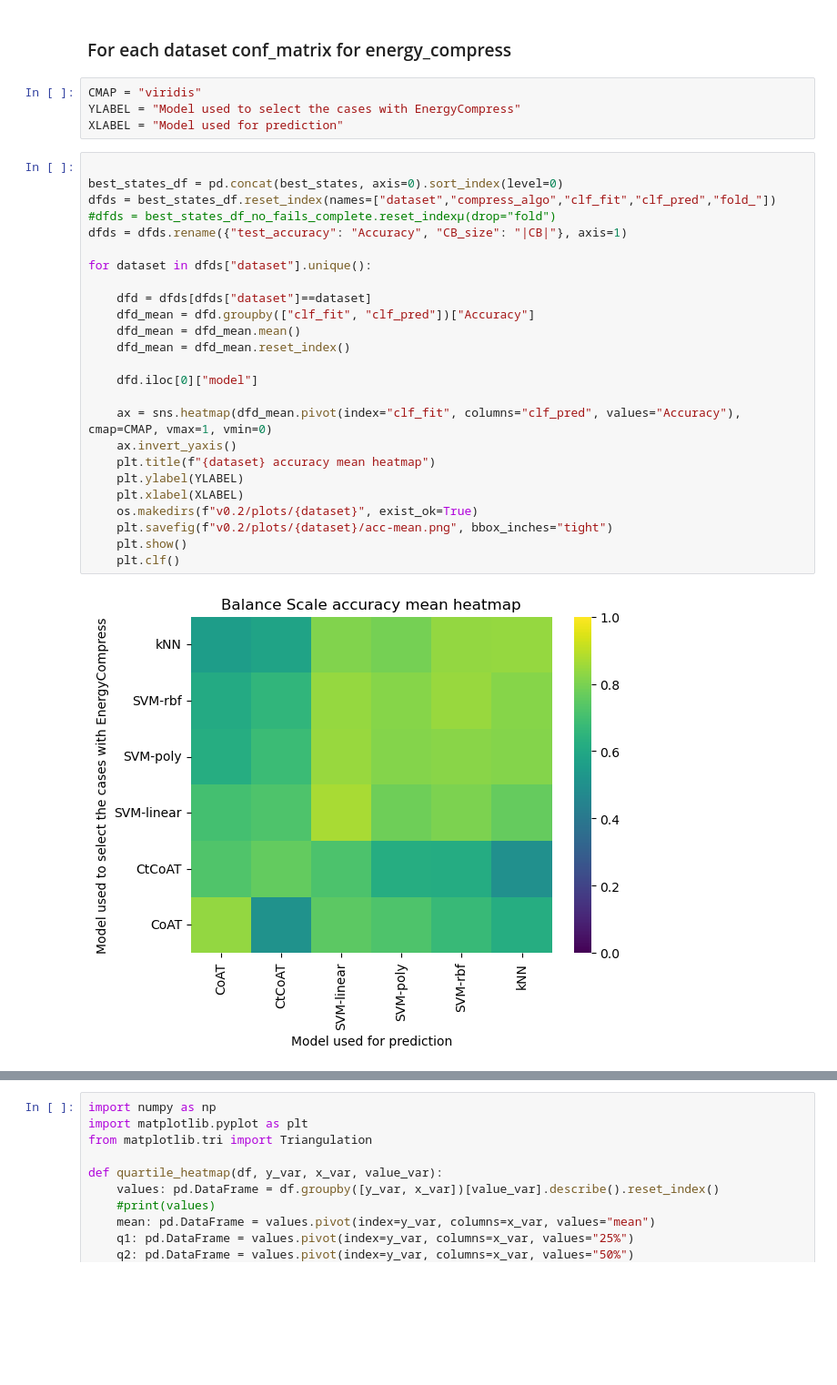
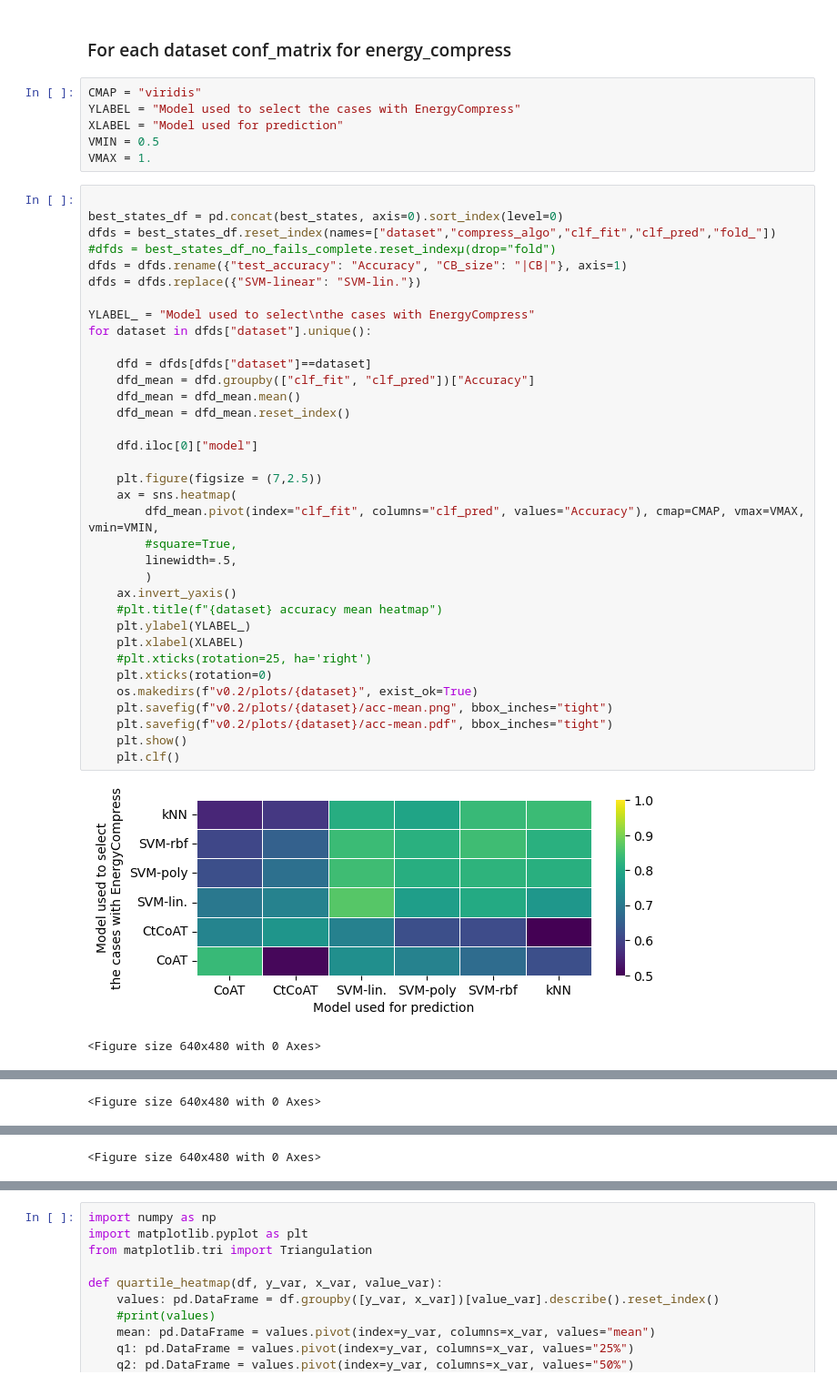
Before and after one commit to EMarquer/MeATCube, a Jupyter notebook: examples/expe_analysis_ijcai/conf_matrix.ipynb, the cells around one changed output, grey strips where cells are left out. Shown at 91% size. Drawn from its saved outputs; the diff is of its cells as text; blank space fills up the shorter version.

Commit message:
feat: update heatmap for a more compact look

```diff
--- a/examples/expe_analysis_ijcai/conf_matrix.ipynb
+++ b/examples/expe_analysis_ijcai/conf_matrix.ipynb
@@ -211,30 +215,43 @@ best_states_df_no_fails_complete
 CMAP = "viridis"
 YLABEL = "Model used to select the cases with EnergyCompress"
 XLABEL = "Model used for prediction"
+VMIN = 0.5
+VMAX = 1.
 # %%
 
 best_states_df = pd.concat(best_states, axis=0).sort_index(level=0)
 dfds = best_states_df.reset_index(names=["dataset","compress_algo","clf_fit","clf_pred","fold_"])
 #dfds = best_states_df_no_fails_complete.reset_indexµ(drop="fold")
 dfds = dfds.rename({"test_accuracy": "Accuracy", "CB_size": "|CB|"}, axis=1)
+dfds = dfds.replace({"SVM-linear": "SVM-lin."})
 
+YLABEL_ = "Model used to select\nthe cases with EnergyCompress"
 for dataset in dfds["dataset"].unique():
 
     dfd = dfds[dfds["dataset"]==dataset]
     dfd_mean = dfd.groupby(["clf_fit", "clf_pred"])["Accuracy"]
     dfd_mean = dfd_mean.mean()
     dfd_mean = dfd_mean.reset_index()
 
     dfd.iloc[0]["model"]
 
-    ax = sns.heatmap(dfd_mean.pivot(index="clf_fit", columns="clf_pred", values="Accuracy"), cmap=CMAP, vmax=1, vmin=0)
+    plt.figure(figsize = (7,2.5))
+    ax = sns.heatmap(
+        dfd_mean.pivot(index="clf_fit", columns="clf_pred", values="Accuracy"), cmap=CMAP, vmax=VMAX, vmin=VMIN,
+        #square=True,
+        linewidth=.5,
+        )
     ax.invert_yaxis()
-    plt.title(f"{dataset} accuracy mean heatmap")
-    plt.ylabel(YLABEL)
+    #plt.title(f"{dataset} accuracy mean heatmap")
+    plt.ylabel(YLABEL_)
     plt.xlabel(XLABEL)
+    #plt.xticks(rotation=25, ha='right')
+    plt.xticks(rotation=0)
     os.makedirs(f"v0.2/plots/{dataset}", exist_ok=True)
     plt.savefig(f"v0.2/plots/{dataset}/acc-mean.png", bbox_inches="tight")
+    plt.savefig(f"v0.2/plots/{dataset}/acc-mean.pdf", bbox_inches="tight")
     plt.show()
     plt.clf()
 # %% [output]
-[figure, old version]
+[figure, new version]
+<Figure size 640x480 with 0 Axes>
@@ -241,0 +259 @@ for dataset in dfds["dataset"].unique():
+<Figure size 640x480 with 0 Axes>
@@ -242,0 +261 @@ for dataset in dfds["dataset"].unique():
+<Figure size 640x480 with 0 Axes>
```
Also changed, not shown: parts of 4 cells of this notebook, 39 other files.
